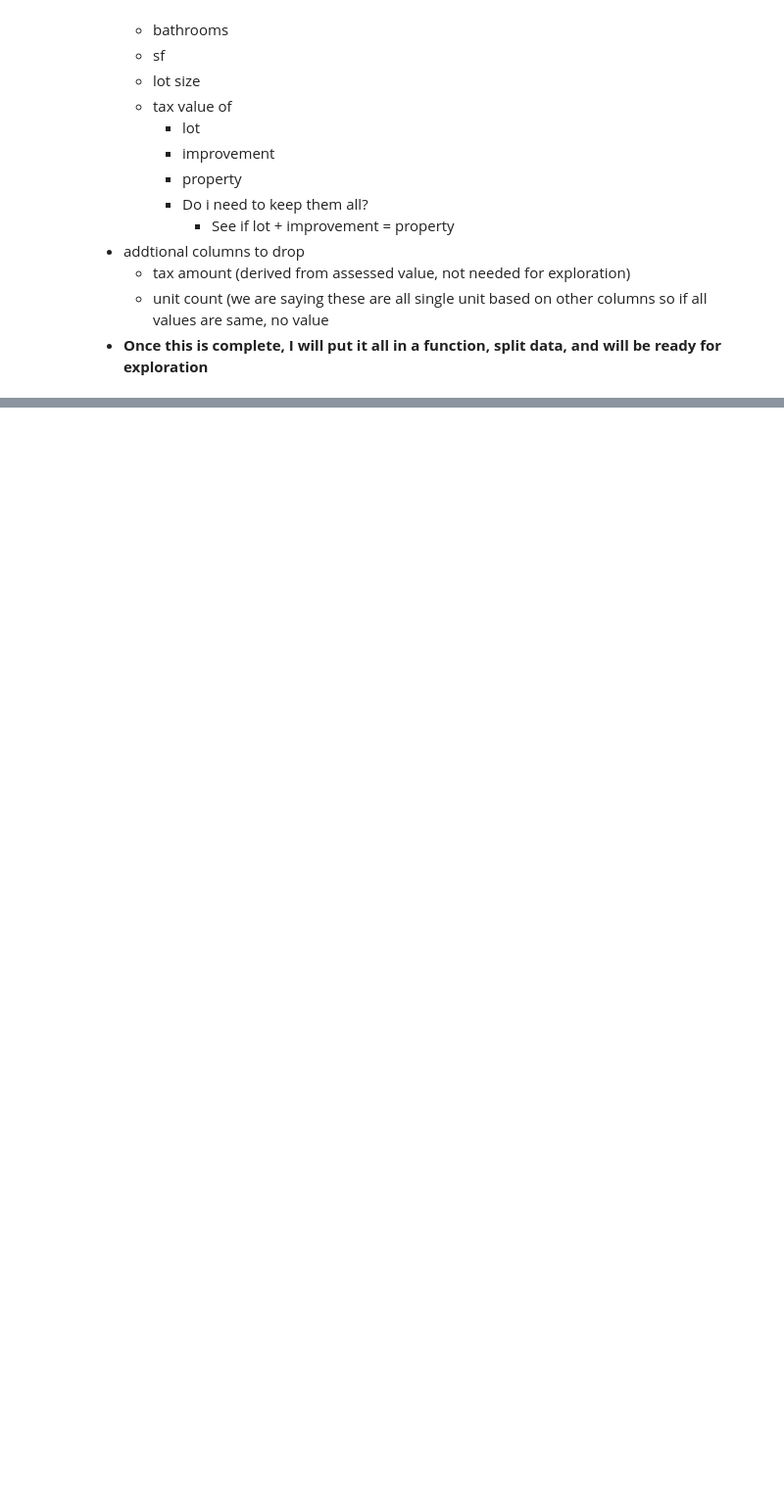
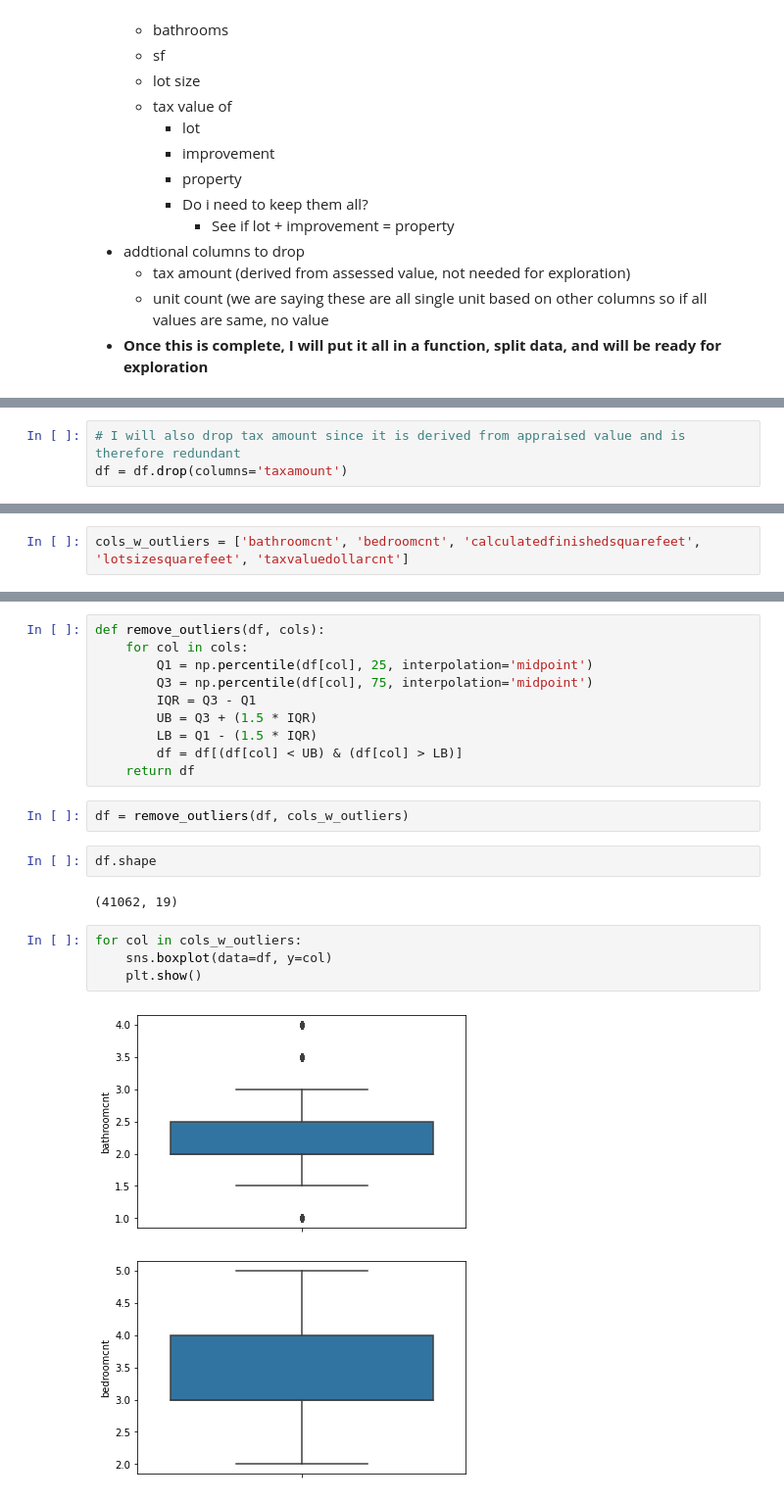
Before and after one commit to adam-talbot/clustering-exercises, a Jupyter notebook: wrangle_exercises_zillow.ipynb, the cells around one changed output, grey strips where cells are left out. Shown at 98% size. Saved outputs shown, nothing was run; the diff lists cells and outputs as text; blank space fills up the shorter version.

```diff
--- a/wrangle_exercises_zillow.ipynb
+++ b/wrangle_exercises_zillow.ipynb
@@ -1041,0 +1013,3 @@ for col in num_cols:
+# %%
+# I will also drop tax amount since it is derived from appraised value and is therefore redundant
+df = df.drop(columns='taxamount')
@@ -1041,0 +1028,2 @@ for col in num_cols:
+# %%
+cols_w_outliers = ['bathroomcnt', 'bedroomcnt', 'calculatedfinishedsquarefeet', 'lotsizesquarefeet', 'taxvaluedollarcnt']
@@ -1041,0 +1049,23 @@ for col in num_cols:
+# %%
+def remove_outliers(df, cols):
+    for col in cols:
+        Q1 = np.percentile(df[col], 25, interpolation='midpoint')
+        Q3 = np.percentile(df[col], 75, interpolation='midpoint')
+        IQR = Q3 - Q1
+        UB = Q3 + (1.5 * IQR)
+        LB = Q1 - (1.5 * IQR)
+        df = df[(df[col] < UB) & (df[col] > LB)]
+    return df
+# %%
+df = remove_outliers(df, cols_w_outliers)
+# %%
+df.shape
+# %% [output]
+(41062, 19)
+# %%
+for col in cols_w_outliers:
+    sns.boxplot(data=df, y=col)
+    plt.show()
+# %% [output]
+[figure, added]
+[figure, added]
```
Also changed, not shown: parts of 60 cells of this notebook, 2 other files.
